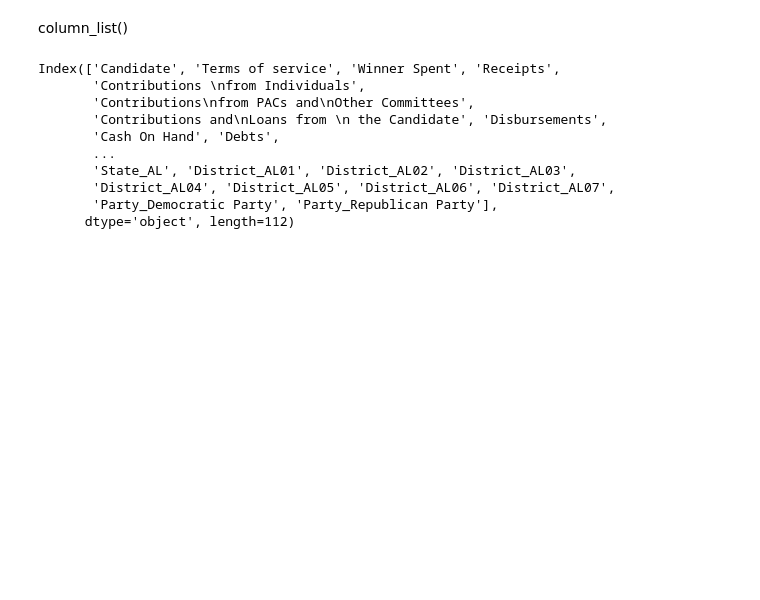
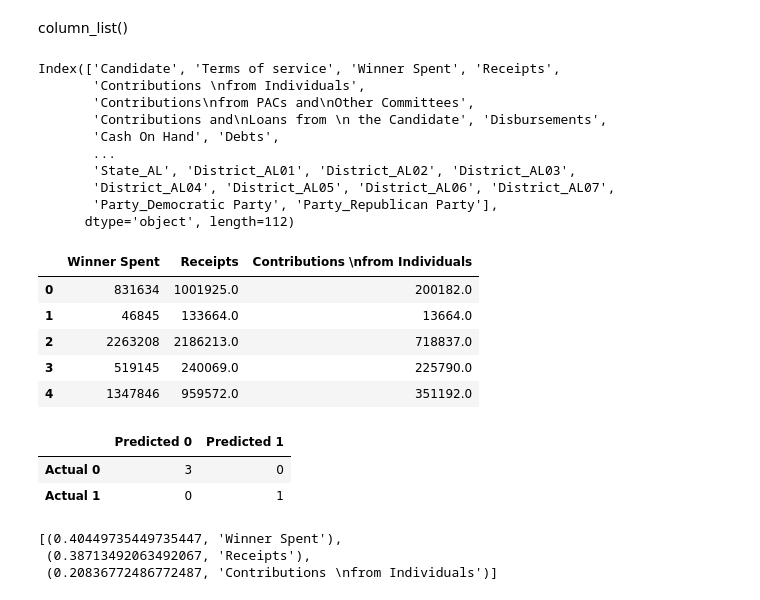
Before and after one commit to michaelberg1005/Final-Project, a Jupyter notebook: S3_link.ipynb, the cells around one changed output. Drawn from its saved outputs; the diff is of its cells as text; code cells hidden in the pictures; blank space fills up the shorter version.

```diff
--- a/S3_link.ipynb
+++ b/S3_link.ipynb
@@ -74,8 +96,16 @@ Index(['Candidate', 'Terms of service', 'Winner Spent', 'Receipts',
       dtype='object', length=112)
 # %%
 # Create the y and X labels
-y = data_with_dummies["Winner"]
-X = data_with_dummies.drop(columns=["Loser","Winner"])
+y = final_data["Winner"]
+X = final_data[final_data.columns[2:5]]
+X.head()
+# %% [output]
+|  | Winner Spent | Receipts | Contributions \nfrom Individuals |
+| 0 | 831634 | 1001925.0 | 200182.0 |
+| 1 | 46845 | 133664.0 | 13664.0 |
+| 2 | 2263208 | 2186213.0 | 718837.0 |
+| 3 | 519145 | 240069.0 | 225790.0 |
+| 4 | 1347846 | 959572.0 | 351192.0 |
 # %%
 # Splitting into Train and Test sets.
 X_train, X_test, y_train, y_test = train_test_split(X, y, random_state=78)
@@ -81,0 +130,20 @@ X_train, X_test, y_train, y_test = train_test_split(X, y, random_state=78)
+# %%
+# Calculating the confusion matrix.
+cm = confusion_matrix(y_test, predictions)
+
+# Create a DataFrame from the confusion matrix.
+cm_df = pd.DataFrame(
+    cm, index=["Actual 0", "Actual 1"], columns=["Predicted 0", "Predicted 1"])
+
+cm_df
+# %% [output]
+|  | Predicted 0 | Predicted 1 |
+| Actual 0 | 3 | 0 |
+| Actual 1 | 0 | 1 |
+# %%
+# We can sort the features by their importance.
+sorted(zip(rf_model.feature_importances_, X.columns), reverse=True)
+# %% [output]
+[(0.40449735449735447, 'Winner Spent'),
+ (0.38713492063492067, 'Receipts'),
+ (0.20836772486772487, 'Contributions \nfrom Individuals')]
```
Also changed, not shown: parts of 6 cells of this notebook.
